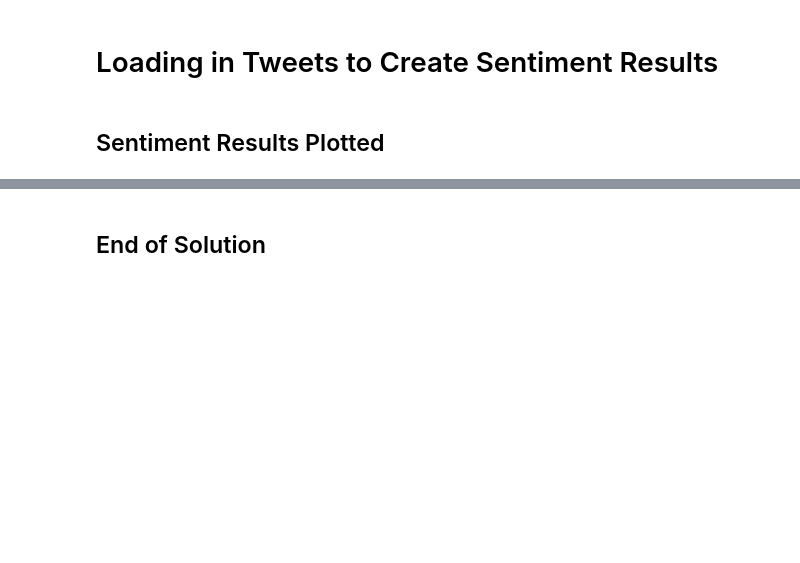
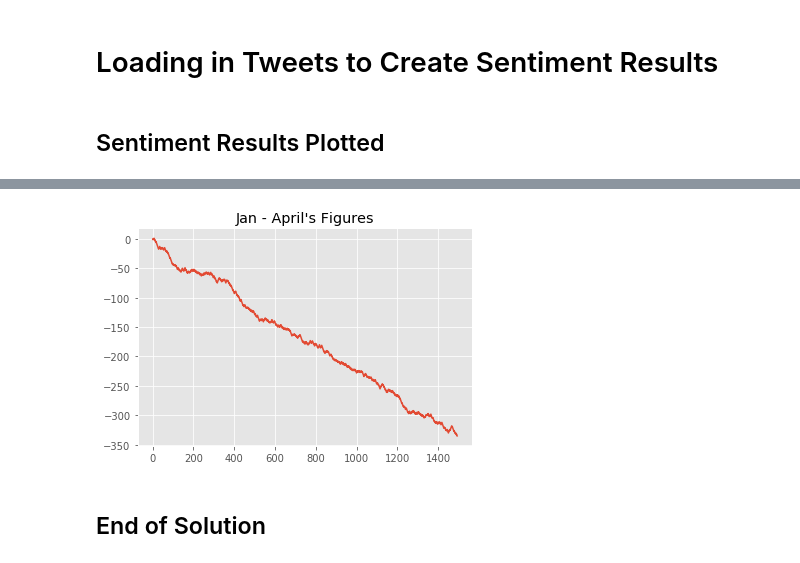
Before and after one commit to codingWithAndy/CSCM35-Big_Data_and_Data_Mining, a Jupyter notebook: Coursework 2/Submission/NLTK Proposed Solution.ipynb, the cells around one changed output, grey strips where cells are left out. Saved outputs shown, nothing was run; the diff lists cells and outputs as text; code cells hidden in the pictures; blank space fills up the shorter version.

```diff
--- a/Coursework 2/Submission/NLTK Proposed Solution.ipynb
+++ b/Coursework 2/Submission/NLTK Proposed Solution.ipynb
@@ -439,2 +328,12 @@ plt.show()
+# %%
+# Jan - April
+fig = plt.figure()
+ax1 = fig.add_subplot(1,1,1)
+
+results = plot("twitter-out-all.txt",'Jan - April\'s Figures')
+
+plt.show()
+# %% [output]
+[figure, added]
 # %% [markdown]
 ## End of Solution
```
Also changed, not shown: parts of 11 cells of this notebook, 12 other files.
